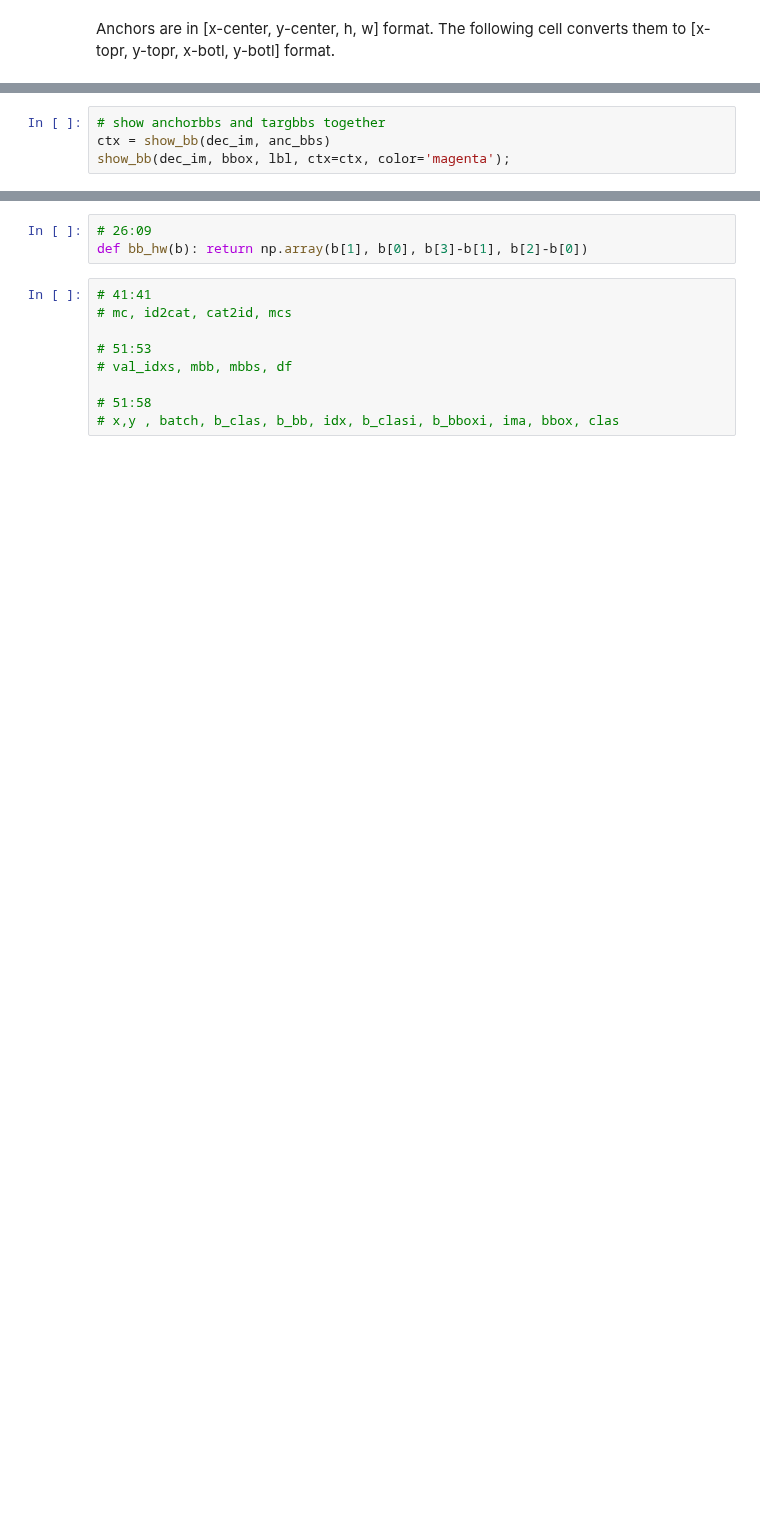
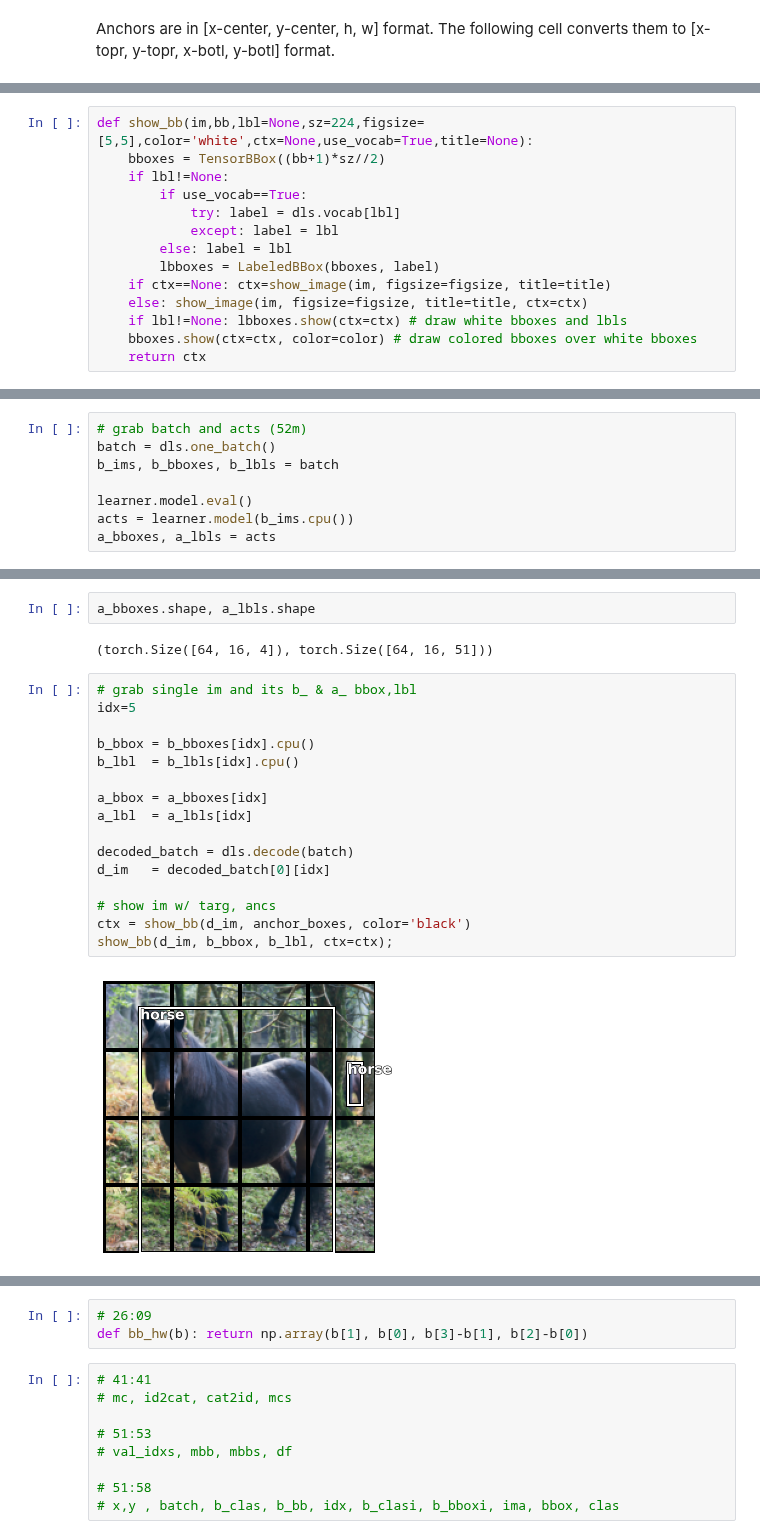
Before and after one commit to mccallion/rory, a Jupyter notebook: _20201027_bboxes_C2018_L9.ipynb, the cells around one changed output, grey strips where cells are left out. Cells and saved outputs as stored; diff of their text form; blank space fills up the shorter version.

```diff
--- a/_20201027_bboxes_C2018_L9.ipynb
+++ b/_20201027_bboxes_C2018_L9.ipynb
@@ -275,4 +220,0 @@ anc_bbs = hw2bb(anc_ctrs, anc_hws)
-# %%
-# show anchorbbs and targbbs together
-ctx = show_bb(dec_im, anc_bbs)
-show_bb(dec_im, bbox, lbl, ctx=ctx, color='magenta');
@@ -432,0 +238,14 @@ def get_y(bbox, clas):
+# %%
+def show_bb(im,bb,lbl=None,sz=224,figsize=[5,5],color='white',ctx=None,use_vocab=True,title=None):
+    bboxes = TensorBBox((bb+1)*sz//2)
+    if lbl!=None:
+        if use_vocab==True:
+            try: label = dls.vocab[lbl]
+            except: label = lbl
+        else: label = lbl
+        lbboxes = LabeledBBox(bboxes, label)
+    if ctx==None: ctx=show_image(im, figsize=figsize, title=title)
+    else: show_image(im, figsize=figsize, title=title, ctx=ctx)
+    if lbl!=None: lbboxes.show(ctx=ctx) # draw white bboxes and lbls
+    bboxes.show(ctx=ctx, color=color) # draw colored bboxes over white bboxes
+    return ctx
@@ -432,0 +256,8 @@ def get_y(bbox, clas):
+# %%
+# grab batch and acts (52m)
+batch = dls.one_batch()
+b_ims, b_bboxes, b_lbls = batch
+
+learner.model.eval()
+acts = learner.model(b_ims.cpu())
+a_bboxes, a_lbls = acts
@@ -432,0 +272,22 @@ def get_y(bbox, clas):
+# %%
+a_bboxes.shape, a_lbls.shape
+# %% [output]
+(torch.Size([64, 16, 4]), torch.Size([64, 16, 51]))
+# %%
+# grab single im and its b_ & a_ bbox,lbl
+idx=5
+
+b_bbox = b_bboxes[idx].cpu()
+b_lbl  = b_lbls[idx].cpu()
+
+a_bbox = a_bboxes[idx]
+a_lbl  = a_lbls[idx]
+
+decoded_batch = dls.decode(batch)
+d_im   = decoded_batch[0][idx]
+
+# show im w/ targ, ancs
+ctx = show_bb(d_im, anchor_boxes, color='black')
+show_bb(d_im, b_bbox, b_lbl, ctx=ctx);
+# %% [output]
+[figure, added]
```
Also changed, not shown: parts of 66 cells of this notebook.
